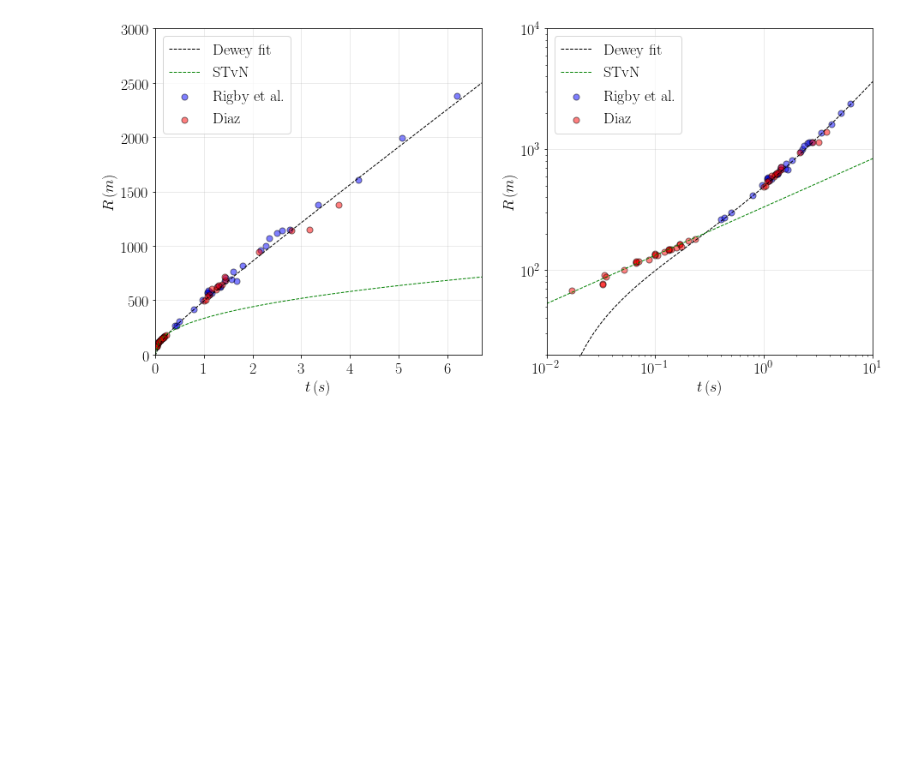
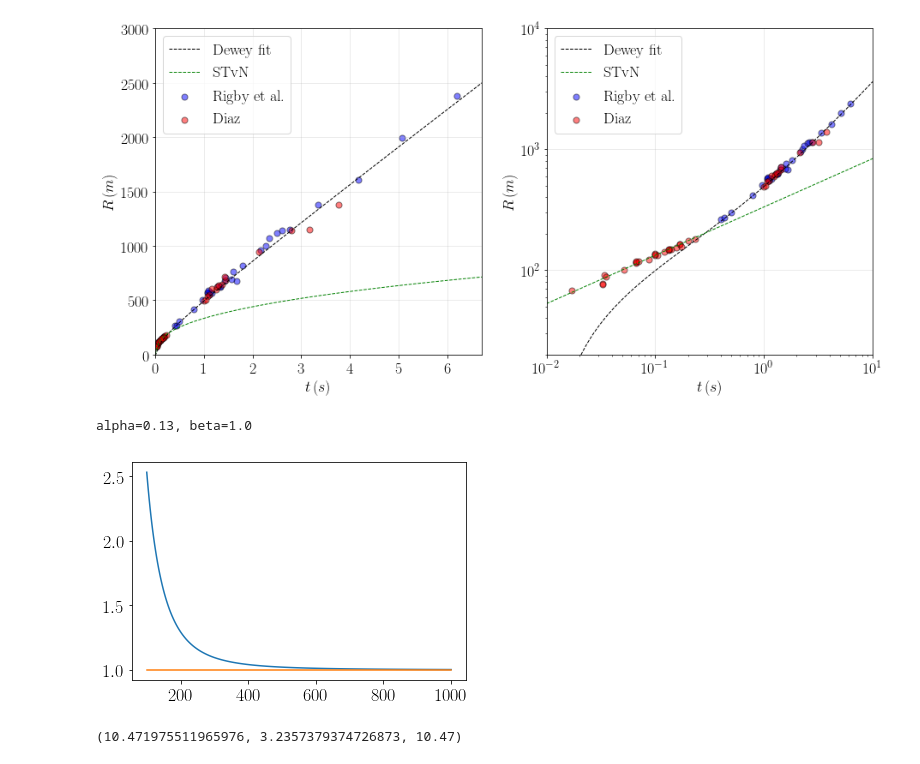
Before and after one commit to jsdiazpo/Physics-Digressions, a Jupyter notebook: Beirut-Explosion-JDewey.ipynb, the cells around one changed output. Drawn from its saved outputs; the diff is of its cells as text; code cells hidden in the pictures; blank space fills up the shorter version.

```diff
--- a/Beirut-Explosion-JDewey.ipynb
+++ b/Beirut-Explosion-JDewey.ipynb
@@ -90,0 +104,26 @@ fig.savefig('plots/Dewey-paper.pdf', bbox_inches='tight')
+# %%
+K0, K1, K2 = 7.94, 2.53, 0#0.96, 1.70
+alpha = 1/K0
+beta  = 1/K0 *(4*np.pi/(3*0.4) - K1)
+print(f'alpha={dround(alpha)}, beta={dround(beta)}')
+
+# def Ms_jsd(R):
+#     E0 = 1*kt2j
+#     z = R/(E0/P0)**(1/3)
+#     return np.sqrt(beta + alpha/z**3)
+
+def OP_jsd(R, E0=1):
+    z = R/(E0*kt2j/P0)**(1/3)
+    return 7/6 * alpha/z**3
+# %% [output]
+alpha=0.13, beta=1.0
+# %%
+R_axis = np.logspace(2, 3, 100)
+plt.plot(R_axis, Ms_jsd(R_axis))
+plt.plot(R_axis, np.ones_like(R_axis));
+# %% [output]
+[figure, added]
+# %%
+4*np.pi/(3*0.4), np.sqrt(K0+K1+K2), K0+K1+K2
+# %% [output]
+(10.471975511965976, 3.2357379374726873, 10.47)
```
Also changed, not shown: parts of 5 cells of this notebook.
